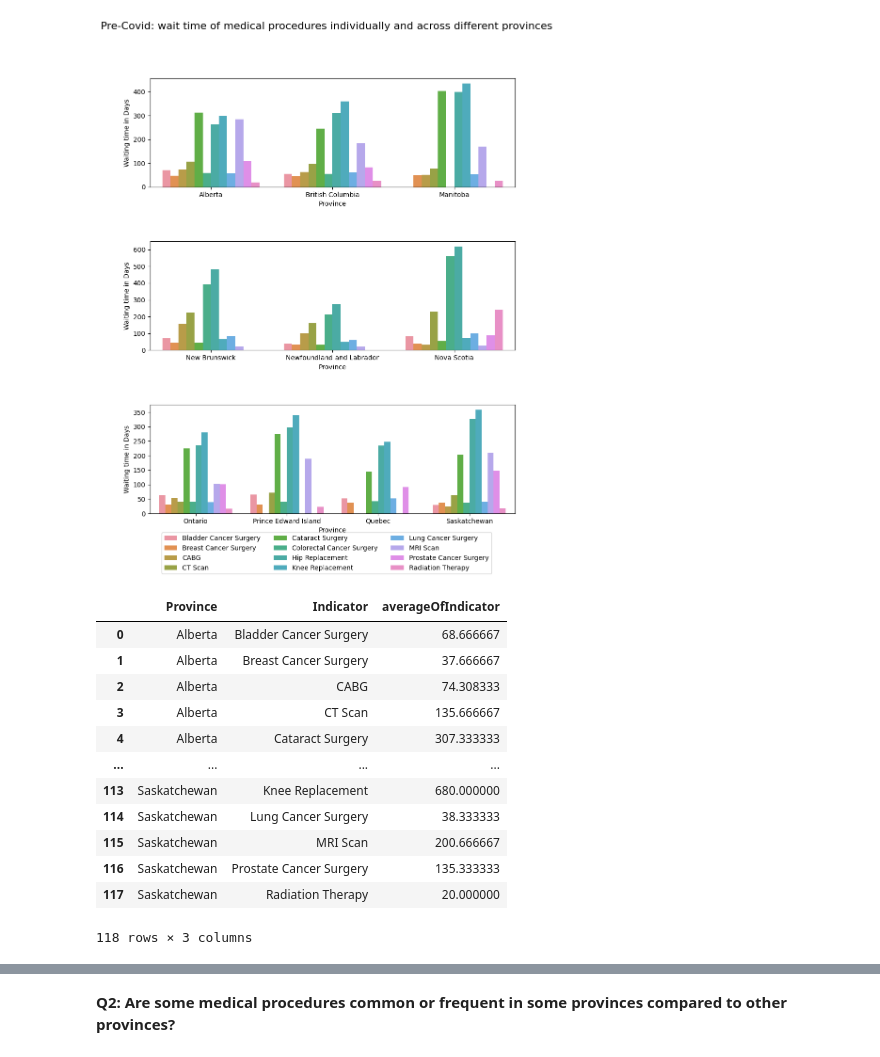
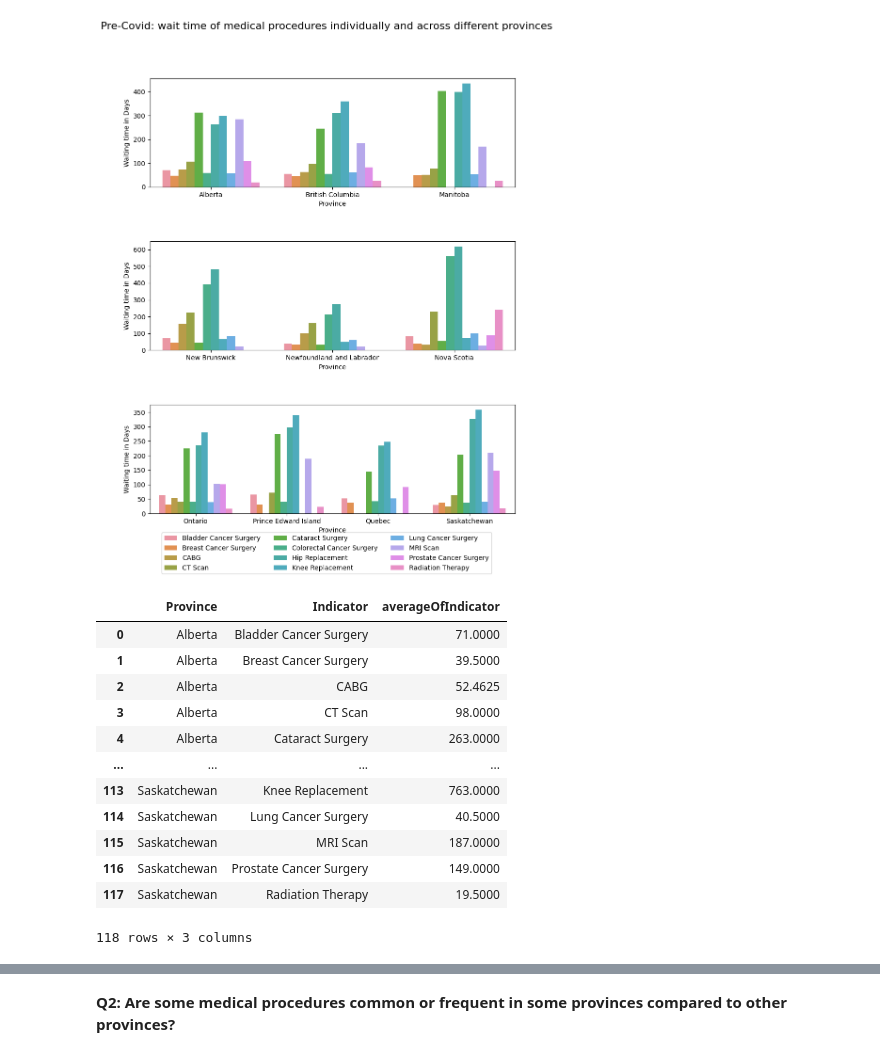
Before and after one commit to Aartizikre150/waiting-time-for-surgery-in-Canada, a Jupyter notebook: DAB_103_Project.ipynb, the cells around one changed output, grey strips where cells are left out. Cells and saved outputs as stored; diff of their text form; code cells hidden in the pictures.

```diff
--- a/DAB_103_Project.ipynb
+++ b/DAB_103_Project.ipynb
@@ -272,39 +272,39 @@ See the caveats in the documentation: https://pandas.pydata.org/pandas-docs/stab
   pivot_table_precovid_data_sub_df_3['Province'] = pivot_table_precovid_data_sub_df_3['Province'].astype('object')
 [figure]
 # %%
-# filter the Data by Post-covid years 2020,2021,2022
-filtered_postcovid_data = data[(data["year"].isin([2020,2021,2022])) & (data["Region"].isna()) & (data['Metric']=="90th Percentile") & (data['unitOfMeasurement']=="Days")]
+# filter the Data by Post-covid years 2021,2022
+filtered_postcovid_data = data[(data["year"].isin([2021,2022])) & (data["Region"].isna()) & (data['Metric']=="90th Percentile") & (data['unitOfMeasurement']=="Days")]
 
 # create pivot table
 pivot_table_postcovid_data = pd.pivot_table(filtered_postcovid_data,
                              values= ['indicatorResult'],
                              index=["Province", "Indicator"],
                              aggfunc=np.mean)
 
 # rename the column
 pivot_table_postcovid_data.columns = ["averageOfIndicator"]
 
 # show the pivot table
 pivot_table_postcovid_data
 
 
 # Convert pivot table to table
 pivot_table_postcovid_data = pivot_table_postcovid_data.reset_index()
 pivot_table_postcovid_data.columns.name = None
 pivot_table_postcovid_data
 # %% [output]
 |  | Province | Indicator | averageOfIndicator |
-| 0 | Alberta | Bladder Cancer Surgery | 68.666667 |
-| 1 | Alberta | Breast Cancer Surgery | 37.666667 |
-| 2 | Alberta | CABG | 74.308333 |
-| 3 | Alberta | CT Scan | 135.666667 |
-| 4 | Alberta | Cataract Surgery | 307.333333 |
+| 0 | Alberta | Bladder Cancer Surgery | 71.0000 |
+| 1 | Alberta | Breast Cancer Surgery | 39.5000 |
+| 2 | Alberta | CABG | 52.4625 |
+| 3 | Alberta | CT Scan | 98.0000 |
+| 4 | Alberta | Cataract Surgery | 263.0000 |
 | ... | ... | ... | ... |
-| 113 | Saskatchewan | Knee Replacement | 680.000000 |
-| 114 | Saskatchewan | Lung Cancer Surgery | 38.333333 |
-| 115 | Saskatchewan | MRI Scan | 200.666667 |
-| 116 | Saskatchewan | Prostate Cancer Surgery | 135.333333 |
-| 117 | Saskatchewan | Radiation Therapy | 20.000000 |
+| 113 | Saskatchewan | Knee Replacement | 763.0000 |
+| 114 | Saskatchewan | Lung Cancer Surgery | 40.5000 |
+| 115 | Saskatchewan | MRI Scan | 187.0000 |
+| 116 | Saskatchewan | Prostate Cancer Surgery | 149.0000 |
+| 117 | Saskatchewan | Radiation Therapy | 19.5000 |
 118 rows × 3 columns
 # %%
 from matplotlib import legend
```
Also changed, not shown: parts of 3 cells of this notebook.
